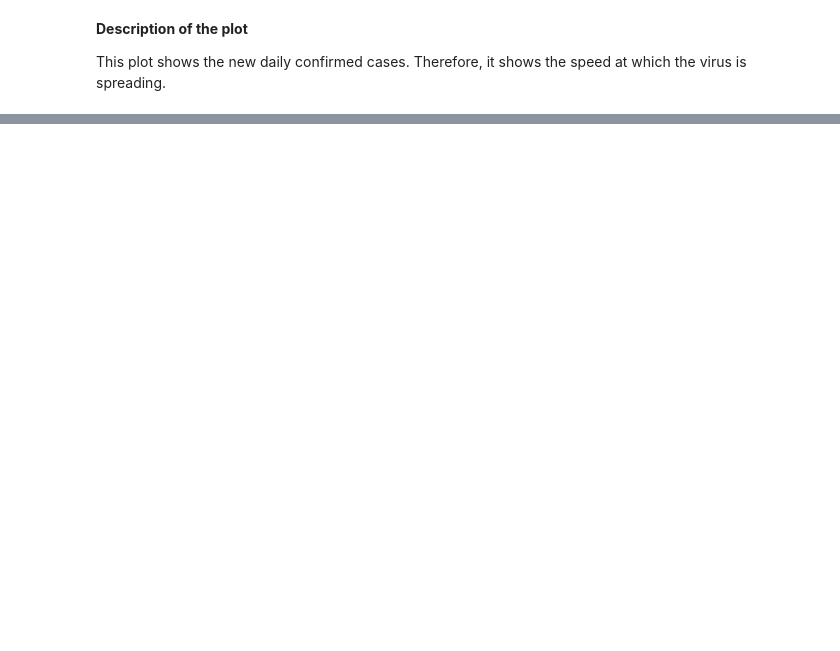
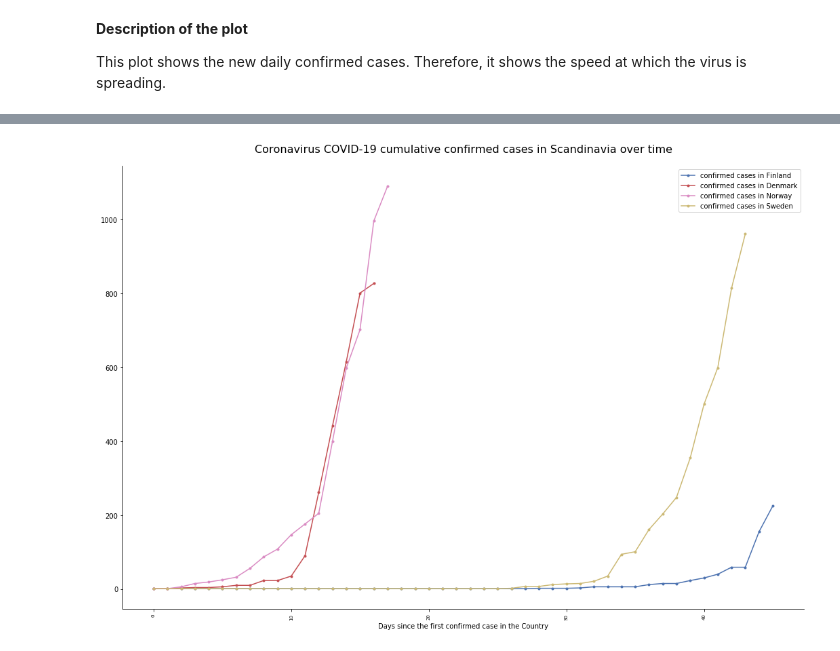
Before and after one commit to BerniHacker/Coronavirus, a Jupyter notebook: Coronavirus_Finland.ipynb, the cells around one changed output, grey strips where cells are left out. Saved outputs shown, nothing was run; the diff lists cells and outputs as text; code cells hidden in the pictures; blank space fills up the shorter version.

```diff
--- a/Coronavirus_Finland.ipynb
+++ b/Coronavirus_Finland.ipynb
@@ -509 +598,7 @@ finland_conf_incr
+# %%
+# Extracting the dataseries from the first confirmed case
+finland_confirmed_pos = extract_non_null(finland_confirmed_l)
+denmark_confirmed_pos = extract_non_null(denmark_confirmed)
+norway_confirmed_pos = extract_non_null(norway_confirmed)
+sweden_confirmed_pos = extract_non_null(sweden_confirmed)
 # %% [markdown]
@@ -554,0 +698,17 @@ This plot shows the new daily confirmed cases. Therefore, it shows the speed at
+# %%
+# Comparing cumulative confirmed cases over time in Scandinavia
+# starting form the day of the first confirmed case
+cust_line_plot((list(range(len(finland_confirmed_pos))), finland_confirmed_pos, ".", 0, "confirmed cases in Finland"),
+               (list(range(len(denmark_confirmed_pos))), denmark_confirmed_pos, ".", 3, "confirmed cases in Denmark"),
+               (list(range(len(norway_confirmed_pos))), norway_confirmed_pos, ".", 6, "confirmed cases in Norway"),
+               (list(range(len(sweden_confirmed_pos))), sweden_confirmed_pos, ".", 8, "confirmed cases in Sweden"),
+               figsize_w=18, figsize_h=12,
+               title="Coronavirus COVID-19 cumulative confirmed cases in Scandinavia over time",
+               title_fs=16, title_offset=20,
+               rem_borders=True,
+               x_label="Days since the first confirmed case in the Country", xlabel_fs=10,
+               xvalues_fs=7,rot=90,
+               y_label=None, ylabel_fs=12,
+               legend=True)
+# %% [output]
+[figure, added]
```
Also changed, not shown: parts of 39 cells of this notebook, 1 other file.
